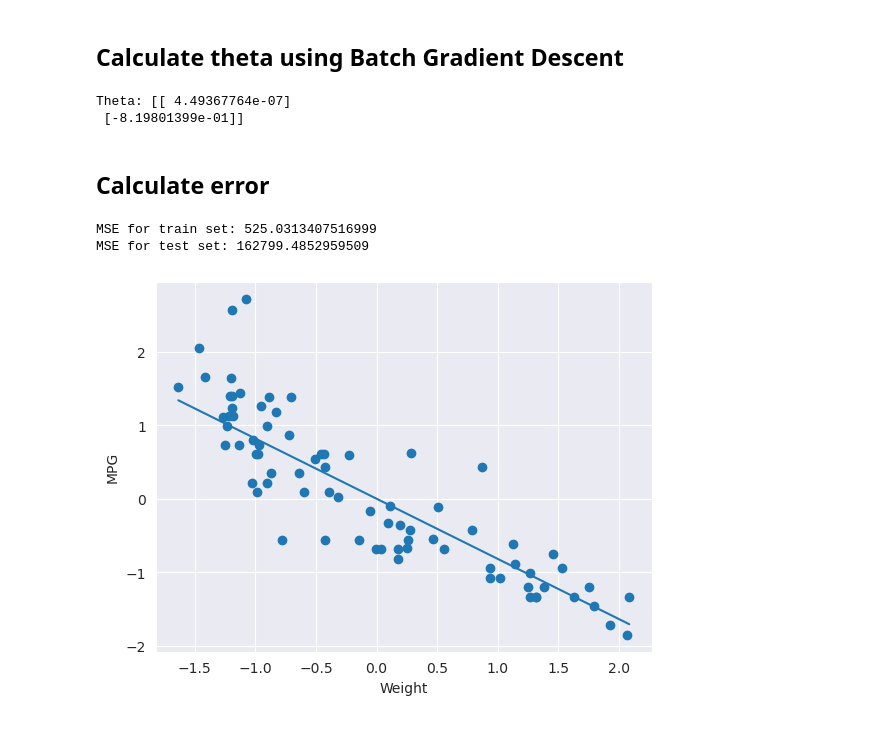
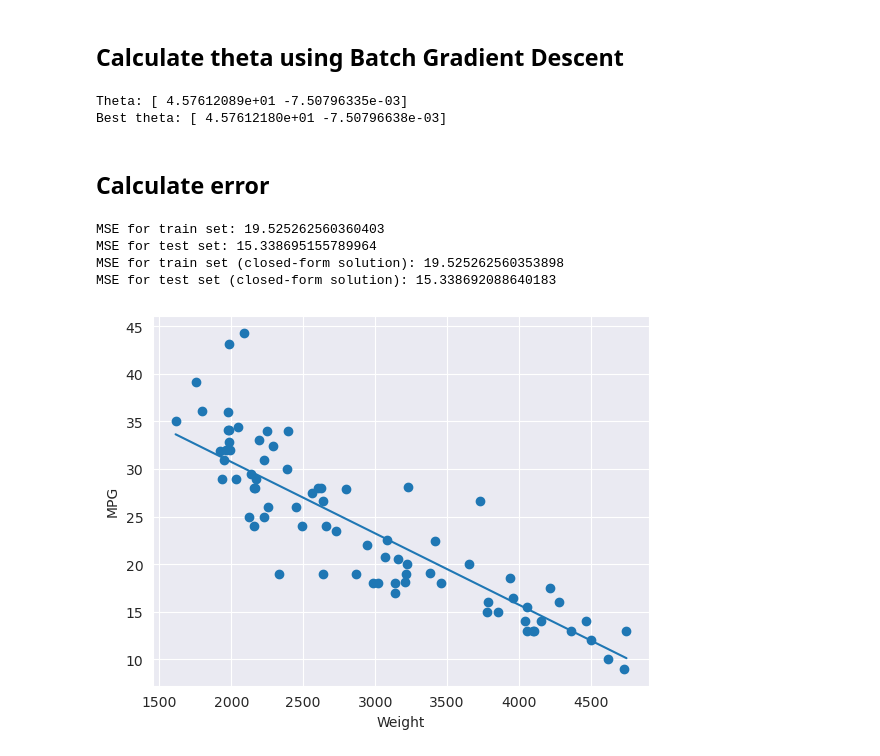
Before and after one commit to jerzyszyjut/ai-labs, a Jupyter notebook: lab1/linear_regression.ipynb, the cells around one changed output. Cells and saved outputs as stored; diff of their text form; code cells hidden in the pictures.

```diff
--- a/lab1/linear_regression.ipynb
+++ b/lab1/linear_regression.ipynb
@@ -145,28 +130,54 @@ def calculate_theta_using_batch_gradient_descent(_theta, _x, _y, _eta):
+# %%
+#theta = theta_best.reshape(-1, 1)
+theta = np.random.randn(2, 1)
+eta = 0.0001
+
+def calculate_mse_gradient(_theta, _x, _y):
+    m = len(_x)
+    return 2/m * (_x.T.dot(_x.dot(_theta) - _y))
+
+def calculate_theta_using_batch_gradient_descent(_theta, _x, _y, _eta):
+    previous_mse = None
+    while True:
+        gradients = calculate_mse_gradient(_theta, _x, _y)
+        _theta = _theta - _eta * gradients
+        current_mse = calculate_mse(_theta, _x, _y)
+        if previous_mse is not None and current_mse == previous_mse:
+            break
+        previous_mse = current_mse
+    return _theta
+
+theta = calculate_theta_using_batch_gradient_descent(theta, X_train_standardized, Y_train_standardized, eta)
 # %%
-theta = np.random.randn(2, 1)
-eta = 0.0001
+scaled_theta = theta.copy()
+scaled_theta[1] = scaled_theta[1] * y_standard_deviation / x_standard_deviation
+scaled_theta[0] = y_average - scaled_theta[1] * x_average
+scaled_theta = scaled_theta.reshape(-1)
 
-theta = calculate_theta_using_batch_gradient_descent(theta, X_train_standardized, Y_train_standardized, eta)
-
-print('Theta:', theta)
+print('Theta:', scaled_theta)
+print('Best theta:', theta_best)
 # %% [output]
-Theta: [[ 4.49367764e-07]
- [-8.19801399e-01]]
+Theta: [ 4.57612089e+01 -7.50796335e-03]
+Best theta: [ 4.57612180e+01 -7.50796638e-03]
 # %% [markdown]
 ## Calculate error
 # %%
-print('MSE for train set:', calculate_mse(theta, X_train_standardized, y_train_standardized))
-print('MSE for test set:', calculate_mse(scaled_theta, X_test_standardized, y_test_standardized))
+print('MSE for train set:', calculate_mse(scaled_theta, X_train, y_train))
+print('MSE for test set:', calculate_mse(scaled_theta, X_test, y_test))
+print('MSE for train set (closed-form solution):', calculate_mse(theta_best, X_train, y_train))
+print('MSE for test set (closed-form solution):', calculate_mse(theta_best, X_test, y_test))
 # %% [output]
-MSE for train set: 525.0313407516999
-MSE for test set: 162799.4852959509
+MSE for train set: 19.525262560360403
+MSE for test set: 15.338695155789964
+MSE for train set (closed-form solution): 19.525262560353898
+MSE for test set (closed-form solution): 15.338692088640183
 # %%
-x = np.linspace(min(x_test_standardized), max(x_test_standardized), 100)
-y = float(theta[0]) + float(theta[1]) * x
+x = np.linspace(min(x_test), max(x_test), 100)
+y = float(scaled_theta[0]) + float(scaled_theta[1]) * x
 plt.plot(x, y)
-plt.scatter(x_test_standardized, y_test_standardized)
+plt.scatter(x_test, y_test)
 plt.xlabel('Weight')
 plt.ylabel('MPG')
 plt.show()
 # %% [output]
-[figure, old version]
+[figure, new version]
```
Also changed, not shown: parts of 1 cell of this notebook.
